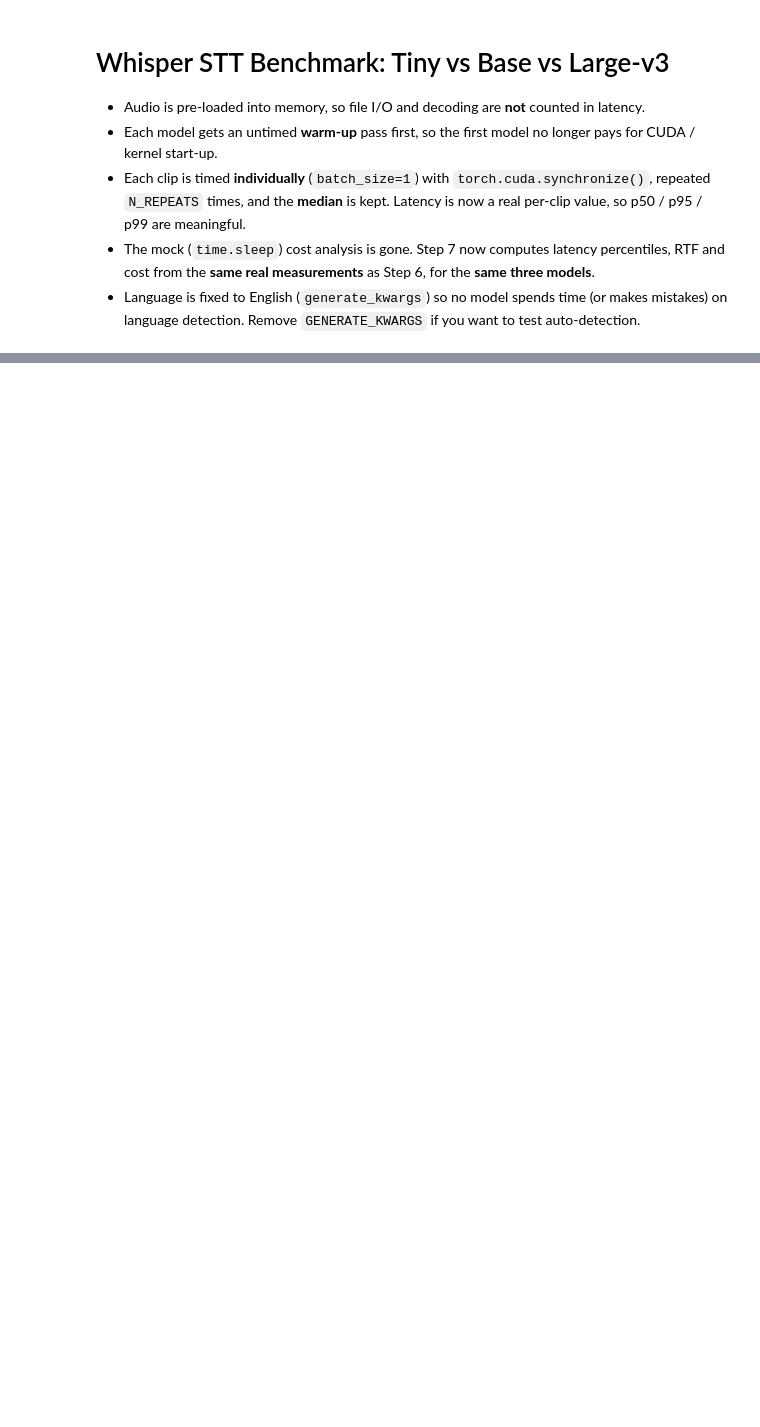
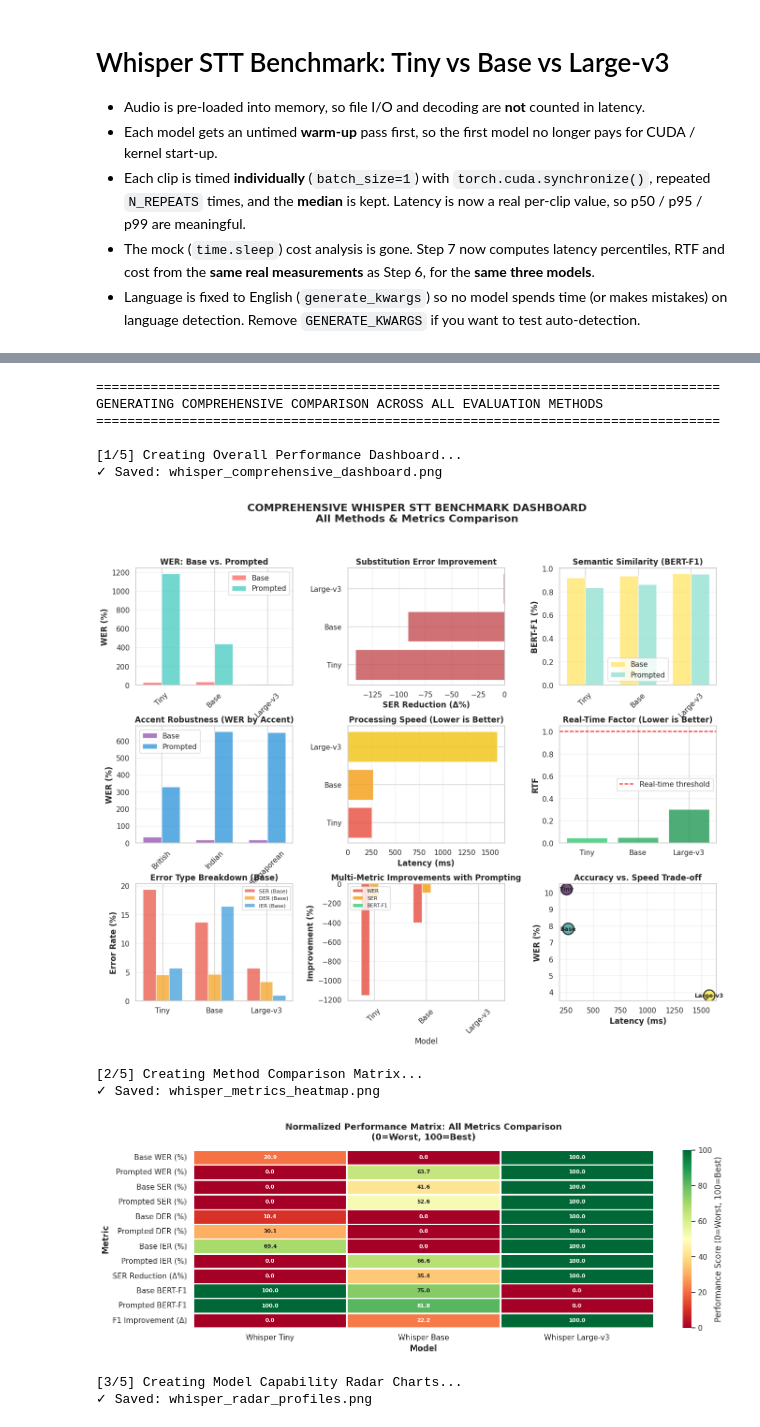
Before and after one commit to finnlimjc/AI-Systems-Evaluation, a Jupyter notebook: notebooks/STT_Comparison-wPrompt wBERT.ipynb, the cells around one changed output, grey strips where cells are left out. Saved outputs shown, nothing was run; the diff lists cells and outputs as text; code cells hidden in the pictures; blank space fills up the shorter version.

```diff
--- a/notebooks/STT_Comparison-wPrompt wBERT.ipynb
+++ b/notebooks/STT_Comparison-wPrompt wBERT.ipynb
@@ -1510,0 +337,80 @@ Generated Files:
+# %%
+from src.aggregate import build_metrics_matrix, build_heatmap_data, build_summary_report
+from src.config import FINAL_SUMMARY_FILENAME
+from src.plots import plot_dashboard, plot_metrics_heatmap, plot_radar_profiles, plot_waterfall, plot_summary_table
+
+print("\n" + "=" * 80)
+print("GENERATING COMPREHENSIVE COMPARISON ACROSS ALL EVALUATION METHODS")
+print("=" * 80)
+
+df_latency = load_results(LATENCY_RESULTS_FILENAME)
+df_accent = load_results(ACCENT_RESULTS_FILENAME)
+df_bert = load_results(BERT_SCORES_FILENAME)
+
+print("\n[1/5] Creating Overall Performance Dashboard...")
+fig = plot_dashboard(df_latency, df_accent, df_bert)
+save_figure(fig, "whisper_comprehensive_dashboard.png")
+print("✓ Saved: whisper_comprehensive_dashboard.png")
+plt.show()
+
+print("\n[2/5] Creating Method Comparison Matrix...")
+metrics_matrix = build_metrics_matrix(df_accent, df_bert)
+heatmap_data = build_heatmap_data(metrics_matrix)
+fig = plot_metrics_heatmap(heatmap_data)
+save_figure(fig, "whisper_metrics_heatmap.png")
+print("✓ Saved: whisper_metrics_heatmap.png")
+plt.show()
+
+print("\n[3/5] Creating Model Capability Radar Charts...")
+fig = plot_radar_profiles(df_latency, df_accent, df_bert)
+save_figure(fig, "whisper_radar_profiles.png")
+print("✓ Saved: whisper_radar_profiles.png")
+plt.show()
+
+print("\n[4/5] Creating Method Impact Waterfall Chart...")
+fig = plot_waterfall(df_accent, df_bert)
+save_figure(fig, "whisper_impact_waterfall.png")
+print("✓ Saved: whisper_impact_waterfall.png")
+plt.show()
+
+print("\n[5/5] Creating Final Summary Report...")
+summary_report = build_summary_report(df_accent, df_bert)
+
+print("\n" + "=" * 120)
+print("FINAL COMPREHENSIVE SUMMARY: ALL METHODS & MODELS")
+print("=" * 120)
+print(summary_report.to_string(index=False))
+print("=" * 120)
+
+save_results(summary_report, FINAL_SUMMARY_FILENAME)
+print(f"\n✓ Saved: {FINAL_SUMMARY_FILENAME}")
+
+fig = plot_summary_table(summary_report)
+save_figure(fig, "whisper_summary_table.png")
+print("✓ Saved: whisper_summary_table.png")
+plt.show()
+
+print("\n" + "=" * 80)
+print("✓ ALL COMPREHENSIVE COMPARISONS GENERATED SUCCESSFULLY")
+print("=" * 80)
+print("\nGenerated Files:")
+print("  1. whisper_comprehensive_dashboard.png - 9-panel performance dashboard")
+print("  2. whisper_metrics_heatmap.png - Normalized metrics comparison matrix")
+print("  3. whisper_radar_profiles.png - Model capability profiles (radar charts)")
+print("  4. whisper_impact_waterfall.png - Method impact waterfall analysis")
+print("  5. whisper_summary_table.png - Comprehensive summary table")
+print(f"  6. {FINAL_SUMMARY_FILENAME} - Data export for reporting")
+print("=" * 80)
+# %% [output]
+================================================================================
+GENERATING COMPREHENSIVE COMPARISON ACROSS ALL EVALUATION METHODS
+================================================================================
+
+[1/5] Creating Overall Performance Dashboard...
+✓ Saved: whisper_comprehensive_dashboard.png
+[figure, added]
+[2/5] Creating Method Comparison Matrix...
+✓ Saved: whisper_metrics_heatmap.png
+[figure, added]
+[3/5] Creating Model Capability Radar Charts...
+✓ Saved: whisper_radar_profiles.png
```
Also changed, not shown: parts of 29 cells of this notebook, 13 other files.
